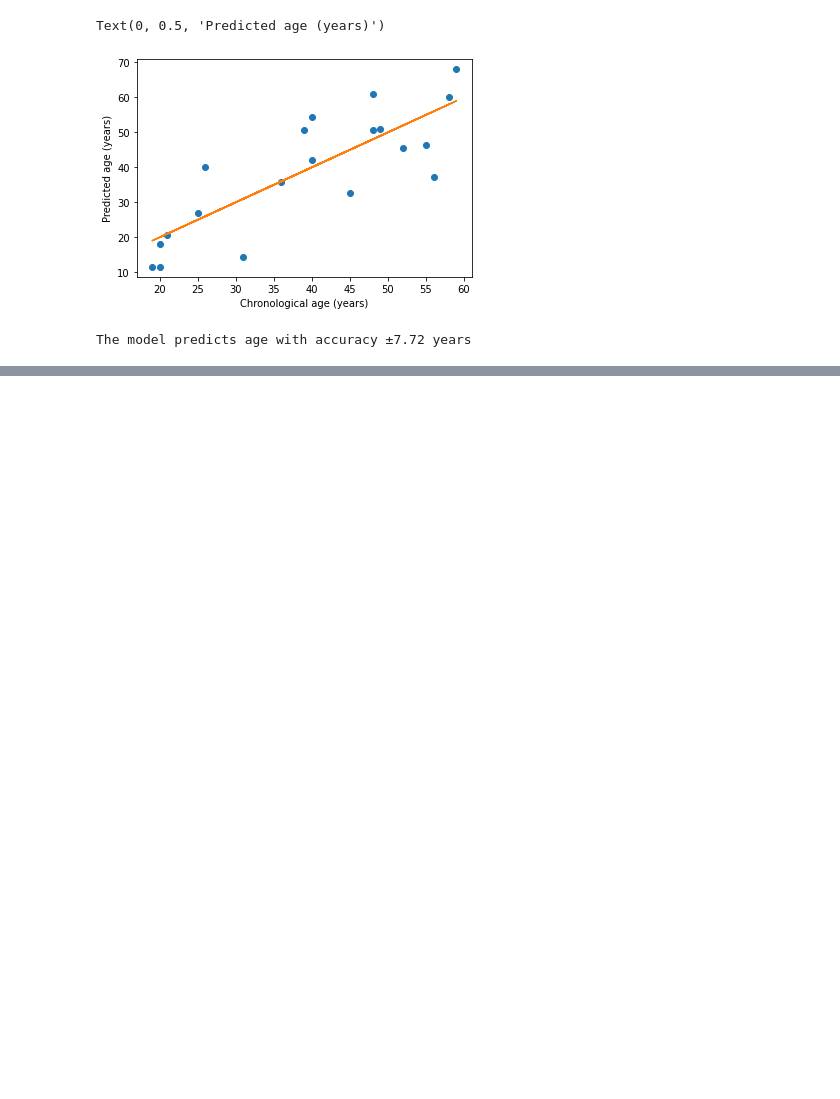
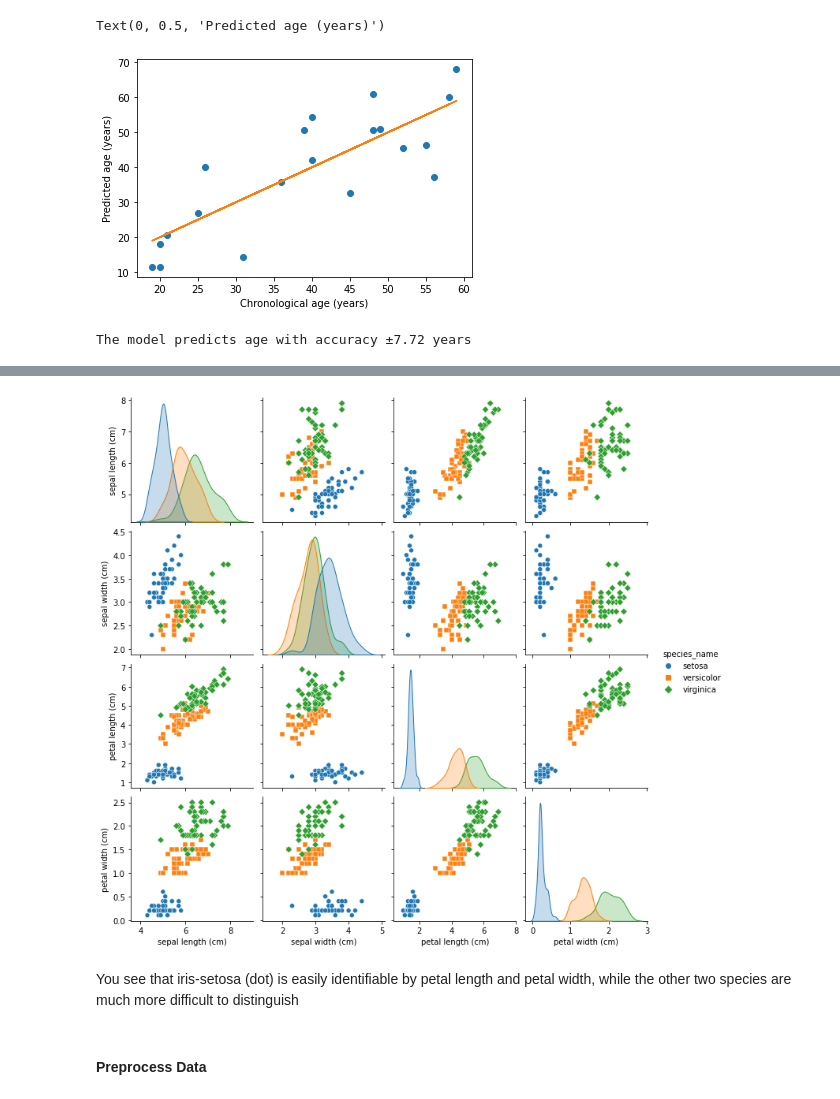
Before and after one commit to IvoLeist/ml_cnag-crg_course, a Jupyter notebook: day2/ML_course_CNAG_CRG_day2.ipynb, the cells around one changed output, grey strips where cells are left out. Drawn from its saved outputs; the diff is of its cells as text; code cells hidden in the pictures; blank space fills up the shorter version.

```diff
--- a/day2/ML_course_CNAG_CRG_day2.ipynb
+++ b/day2/ML_course_CNAG_CRG_day2.ipynb
@@ -1200,0 +872,7 @@ Over the course of this exercise you will ﬁt ML model on the dataset and inter
+# %%
+full_df = pd.DataFrame(iris.data, columns=iris.feature_names)
+full_df["species"] = iris.target
+
+code2species={0:"setosa",1:"versicolor",2:"virginica"}
+full_df["species_name"] = full_df["species"].map(code2species)
+full_df
@@ -1200,0 +893,11 @@ Over the course of this exercise you will ﬁt ML model on the dataset and inter
+# %%
+sns.pairplot(
+    full_df.drop(["species"],axis=1),
+    hue='species_name',markers=["o", "s", "D"])
+plt.show()
+# %% [output]
+[figure, added]
+# %% [markdown]
+You see that iris-setosa (dot) is easily identifiable by petal length and petal width, while the other two species are much more difficult to distinguish
+# %% [markdown]
+#### **Preprocess Data**
```
Also changed, not shown: parts of 182 cells of this notebook.
